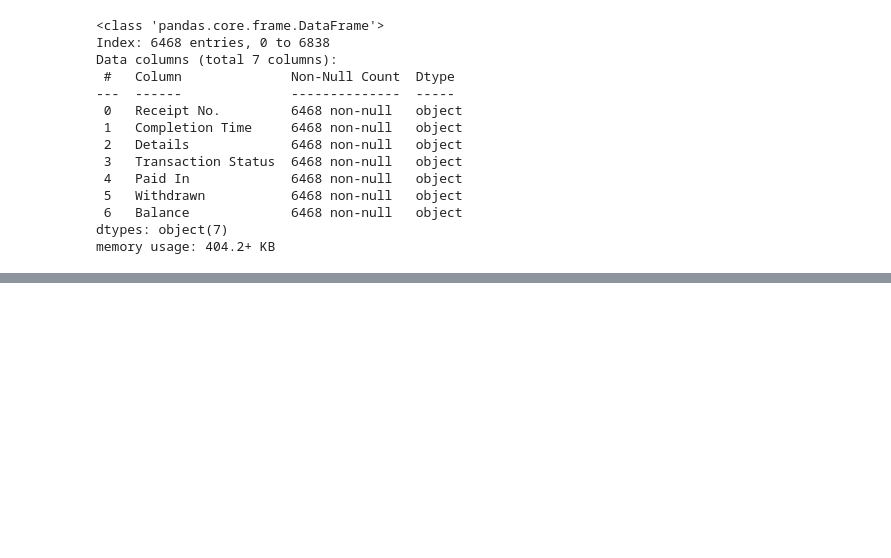
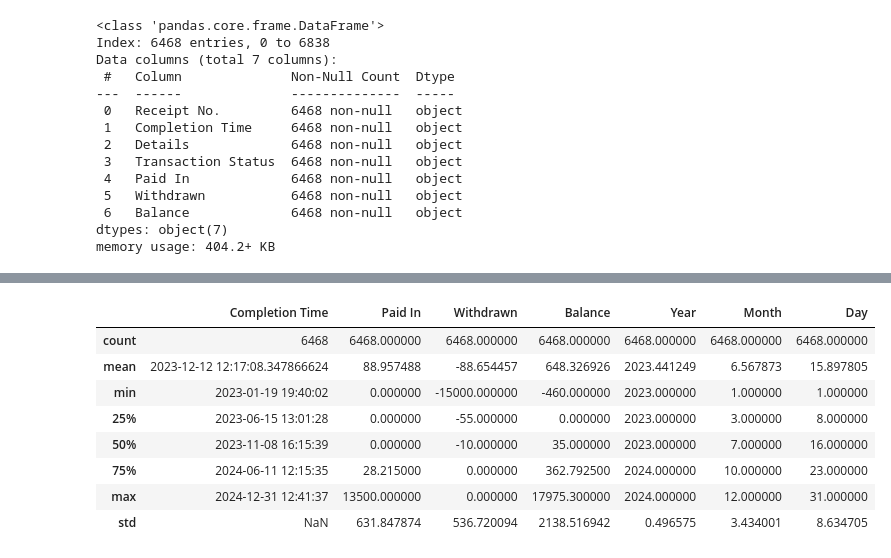
Before and after one commit to victormuuo07/PennyPal-System, a Jupyter notebook: pennypal-system.ipynb, the cells around one changed output, grey strips where cells are left out. Saved outputs shown, nothing was run; the diff lists cells and outputs as text; code cells hidden in the pictures; blank space fills up the shorter version.

```diff
--- a/pennypal-system.ipynb
+++ b/pennypal-system.ipynb
@@ -3082,0 +1528,12 @@ safaricom['Transaction Type'] = safaricom['Details'].apply(
+# %%
+safaricom.describe()
+# %% [output]
+|  | Completion Time | Paid In | Withdrawn | Balance | Year | Month | Day |
+| count | 6468 | 6468.000000 | 6468.000000 | 6468.000000 | 6468.000000 | 6468.000000 | 6468.000000 |
+| mean | 2023-12-12 12:17:08.347866624 | 88.957488 | -88.654457 | 648.326926 | 2023.441249 | 6.567873 | 15.897805 |
+| min | 2023-01-19 19:40:02 | 0.000000 | -15000.000000 | -460.000000 | 2023.000000 | 1.000000 | 1.000000 |
+| 25% | 2023-06-15 13:01:28 | 0.000000 | -55.000000 | 0.000000 | 2023.000000 | 3.000000 | 8.000000 |
+| 50% | 2023-11-08 16:15:39 | 0.000000 | -10.000000 | 35.000000 | 2023.000000 | 7.000000 | 16.000000 |
+| 75% | 2024-06-11 12:15:35 | 28.215000 | 0.000000 | 362.792500 | 2024.000000 | 10.000000 | 23.000000 |
+| max | 2024-12-31 12:41:37 | 13500.000000 | 0.000000 | 17975.300000 | 2024.000000 | 12.000000 | 31.000000 |
+| std | NaN | 631.847874 | 536.720094 | 2138.516942 | 0.496575 | 3.434001 | 8.634705 |
```
Also changed, not shown: parts of 180 cells of this notebook.
